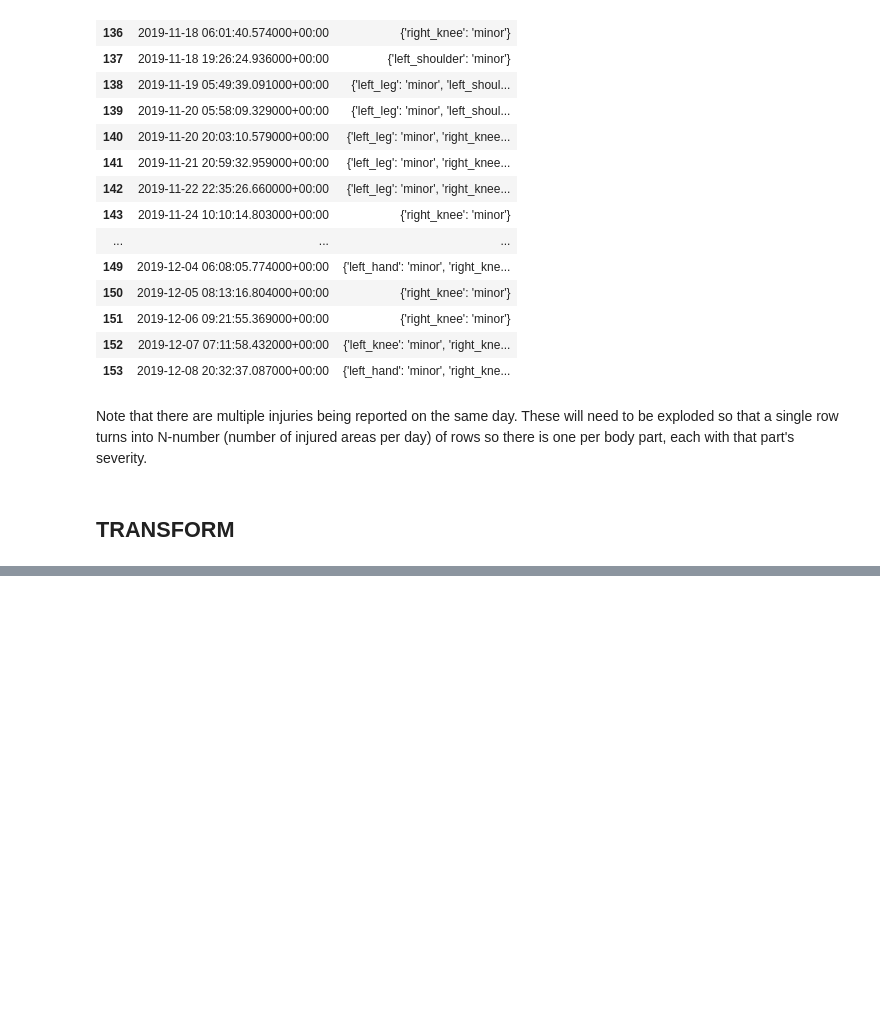
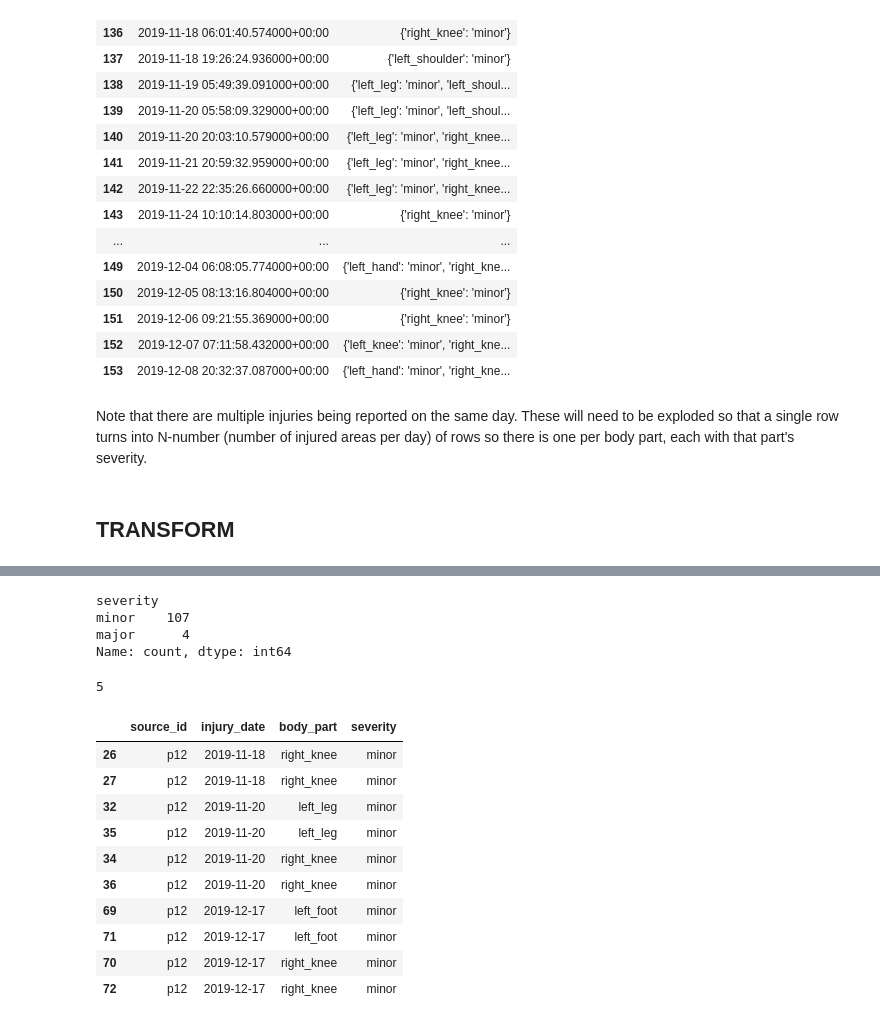
Before and after one commit to vish-mandalika/sql-pipeline-athletic-performance, a Jupyter notebook: etl.ipynb, the cells around one changed output, grey strips where cells are left out. Drawn from its saved outputs; the diff is of its cells as text; code cells hidden in the pictures; blank space fills up the shorter version.

```diff
--- a/etl.ipynb
+++ b/etl.ipynb
@@ -190,0 +211,26 @@ injury
+# %%
+injuries_fact["severity"].value_counts()
+# %% [output]
+severity
+minor    107
+major      4
+Name: count, dtype: int64
+# %%
+injuries_fact.duplicated(subset=["source_id","injury_date","body_part"]).sum()
+# %% [output]
+5
+# %%
+dupe_mask = injuries_fact.duplicated(subset=["source_id","injury_date","body_part"], keep=False)
+injuries_fact[dupe_mask].sort_values(["source_id","injury_date","body_part"])
+# %% [output]
+|  | source_id | injury_date | body_part | severity |
+| 26 | p12 | 2019-11-18 | right_knee | minor |
+| 27 | p12 | 2019-11-18 | right_knee | minor |
+| 32 | p12 | 2019-11-20 | left_leg | minor |
+| 35 | p12 | 2019-11-20 | left_leg | minor |
+| 34 | p12 | 2019-11-20 | right_knee | minor |
+| 36 | p12 | 2019-11-20 | right_knee | minor |
+| 69 | p12 | 2019-12-17 | left_foot | minor |
+| 71 | p12 | 2019-12-17 | left_foot | minor |
+| 70 | p12 | 2019-12-17 | right_knee | minor |
+| 72 | p12 | 2019-12-17 | right_knee | minor |
```
Also changed, not shown: parts of 6 cells of this notebook.
